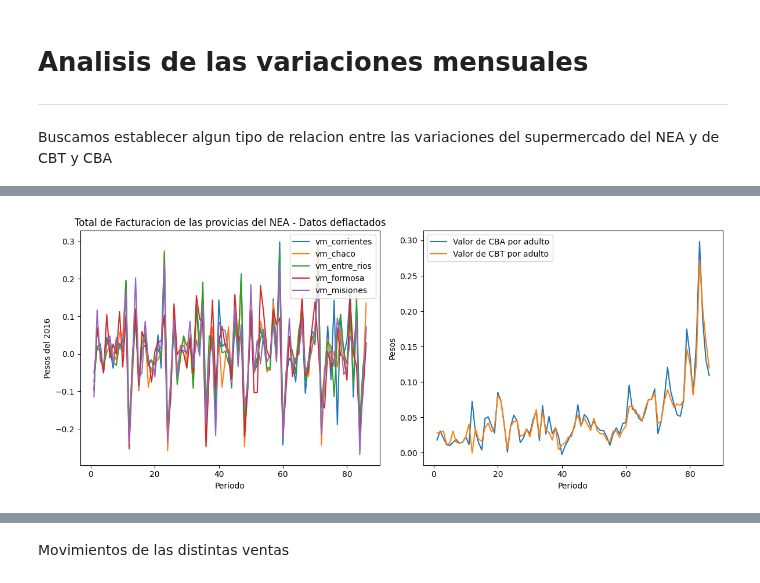
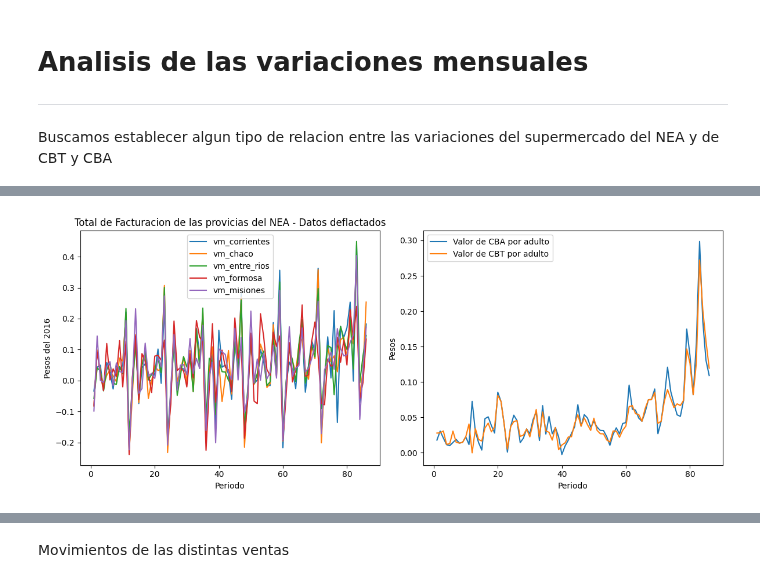
Before and after one commit to IPECD-AreaDatos/scrapingTrabajo, a Jupyter notebook: notebooks_cdd/supermercado_deflactado.ipynb, the cells around one changed output, grey strips where cells are left out. Saved outputs shown, nothing was run; the diff lists cells and outputs as text; code cells hidden in the pictures.

```diff
--- a/notebooks_cdd/supermercado_deflactado.ipynb
+++ b/notebooks_cdd/supermercado_deflactado.ipynb
@@ -179,0 +182,3 @@ Buscamos establecer algun tipo de relacion entre las variaciones del supermercad
+# %%
+datos_nea_supermercado = pd.read_sql("SELECT * FROM supermercado_encuesta WHERE id_provincia_indec IN (18,22,30,34,54)",conn_dl_economico)
+datos_nea_supermercado
@@ -180,41 +199,41 @@ Buscamos establecer algun tipo de relacion entre las variaciones del supermercad
 # %%
 variaciones = pd.DataFrame()
-variaciones['vm_corrientes'] = list(datos_nea['total_facturacion'][datos_nea['id_provincia_indec'] == 18].pct_change())
-variaciones['vm_chaco'] = list(datos_nea['total_facturacion'][datos_nea['id_provincia_indec'] == 22].pct_change())
-variaciones['vm_entre_rios'] = list(datos_nea['total_facturacion'][datos_nea['id_provincia_indec'] == 30].pct_change())
-variaciones['vm_formosa'] = list(datos_nea['total_facturacion'][datos_nea['id_provincia_indec'] == 34].pct_change())
-variaciones['vm_misiones'] = list(datos_nea['total_facturacion'][datos_nea['id_provincia_indec'] == 54].pct_change())
+variaciones['vm_corrientes'] = list(datos_nea_supermercado['total_facturacion'][datos_nea_supermercado['id_provincia_indec'] == 18].pct_change())
+variaciones['vm_chaco'] = list(datos_nea_supermercado['total_facturacion'][datos_nea_supermercado['id_provincia_indec'] == 22].pct_change())
+variaciones['vm_entre_rios'] = list(datos_nea_supermercado['total_facturacion'][datos_nea_supermercado['id_provincia_indec'] == 30].pct_change())
+variaciones['vm_formosa'] = list(datos_nea_supermercado['total_facturacion'][datos_nea_supermercado['id_provincia_indec'] == 34].pct_change())
+variaciones['vm_misiones'] = list(datos_nea_supermercado['total_facturacion'][datos_nea_supermercado['id_provincia_indec'] == 54].pct_change())
 variaciones['vm_cba_nea'] = list(df_cb['cba_nea'].pct_change())
 variaciones['vm_cbt_nea'] = list(df_cb['cbt_nea'].pct_change())
 
 columnas_variaciones_provincias = list(variaciones.columns)
 columnas_variaciones_provincias.remove('vm_cba_nea')
 columnas_variaciones_provincias.remove('vm_cbt_nea')
 
 # Crear la figura y los ejes
 fig, axes = plt.subplots(nrows=1, ncols=2, figsize=(12, 5))
 
 for columna in columnas_variaciones_provincias:
 
     axes[0].plot(variaciones[columna],label = columna)
 
 
 axes[0].set_title("Total de Facturacion de las provicias del NEA - Datos deflactados")
 axes[0].set_xlabel("Periodo")
 axes[0].legend()
 axes[0].set_ylabel("Pesos del 2016")
 
 
 axes[1].plot(variaciones['vm_cba_nea'],label = "Valor de CBA por adulto")
 axes[1].plot(variaciones['vm_cbt_nea'],label = "Valor de CBT por adulto")
 axes[1].legend()
 axes[1].set_xlabel("Periodo")
 axes[1].set_ylabel("Pesos")
 
 # Ajustar el layout para que no se solapen los gráficos
 plt.tight_layout()
 
 # Mostrar los gráficos
 plt.show()
 # %% [output]
-[figure, old version]
+[figure, new version]
```
Also changed, not shown: parts of 4 cells of this notebook, 1 other file.
